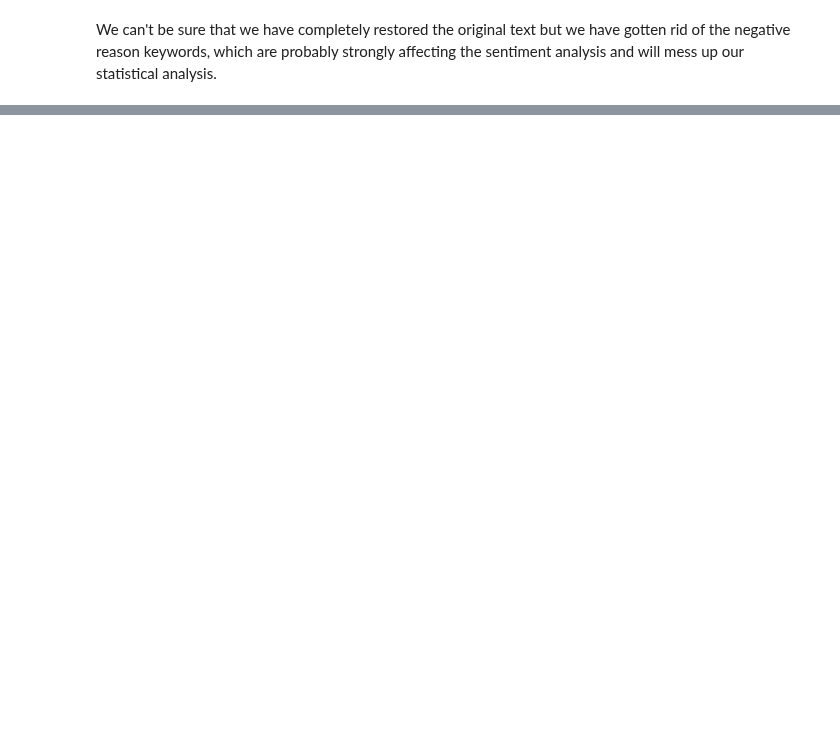
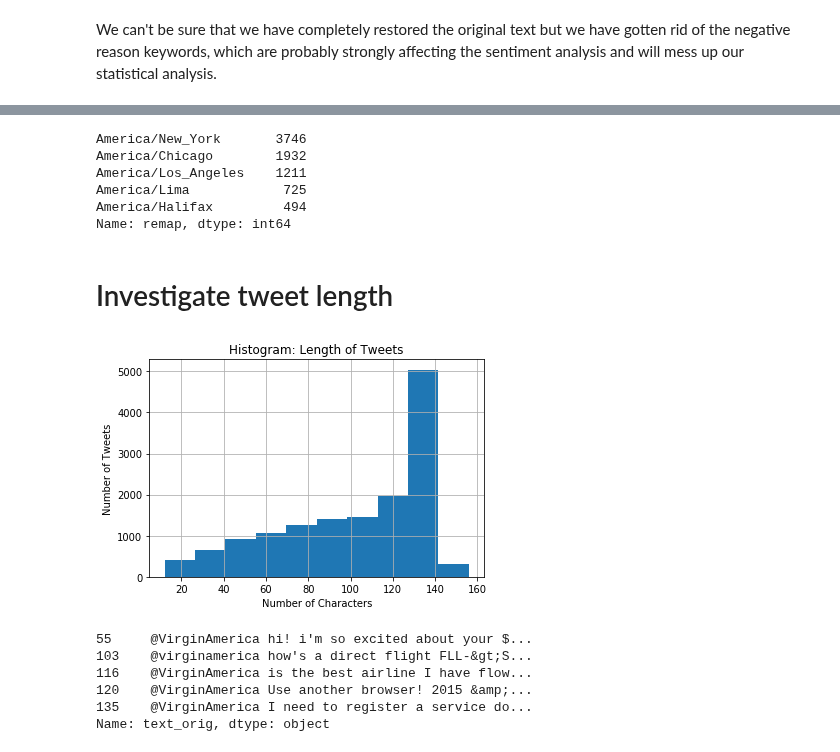
Before and after one commit to ryatchak/springboard, a Jupyter notebook: capstone2_nlp/initial_eda.ipynb, the cells around one changed output, grey strips where cells are left out. Drawn from its saved outputs; the diff is of its cells as text; code cells hidden in the pictures; blank space fills up the shorter version.

```diff
--- a/capstone2_nlp/initial_eda.ipynb
+++ b/capstone2_nlp/initial_eda.ipynb
@@ -608,0 +674,4 @@ We can't be sure that we have completely restored the original text but we have
+# %%
+timezones = pd.DataFrame(tweets_with_originals.user_timezone)
+# %%
+timezones['remap'] = timezones.user_timezone.map(timezone_dict)
@@ -608,0 +690,15 @@ We can't be sure that we have completely restored the original text but we have
+# %%
+timezones.at[[7529, 11313], 'remap'] = 'America/New_York'
+timezones.at[[13177, 13555, 14151], 'remap'] = 'America/Denver'
+timezones.at[8375, 'remap'] = 'America/Chicago'
+# %%
+timezones.remap.value_counts().head()
+# %% [output]
+America/New_York       3746
+America/Chicago        1932
+America/Los_Angeles    1211
+America/Lima            725
+America/Halifax         494
+Name: remap, dtype: int64
+# %%
+tweets_with_originals['std_user_timezone'] = timezones['remap']
@@ -608,0 +707,20 @@ We can't be sure that we have completely restored the original text but we have
+# %% [markdown]
+# Investigate tweet length
+# %%
+tweet_len_ser = tweets_with_originals.text_orig.apply(len)
+
+_ = tweet_len_ser.hist()
+_ = plt.title('Histogram: Length of Tweets')
+_ = plt.xlabel('Number of Characters')
+_ = plt.ylabel('Number of Tweets')
+# %% [output]
+[figure, added]
+# %%
+tweets_with_originals.loc[tweet_len_ser.where(tweet_len_ser > 140).dropna().index].text_orig.head()
+# %% [output]
+55     @VirginAmerica hi! i'm so excited about your $...
+103    @virginamerica how's a direct flight FLL-&gt;S...
+116    @VirginAmerica is the best airline I have flow...
+120    @VirginAmerica Use another browser! 2015 &amp;...
+135    @VirginAmerica I need to register a service do...
+Name: text_orig, dtype: object
```
Also changed, not shown: parts of 82 cells of this notebook.
